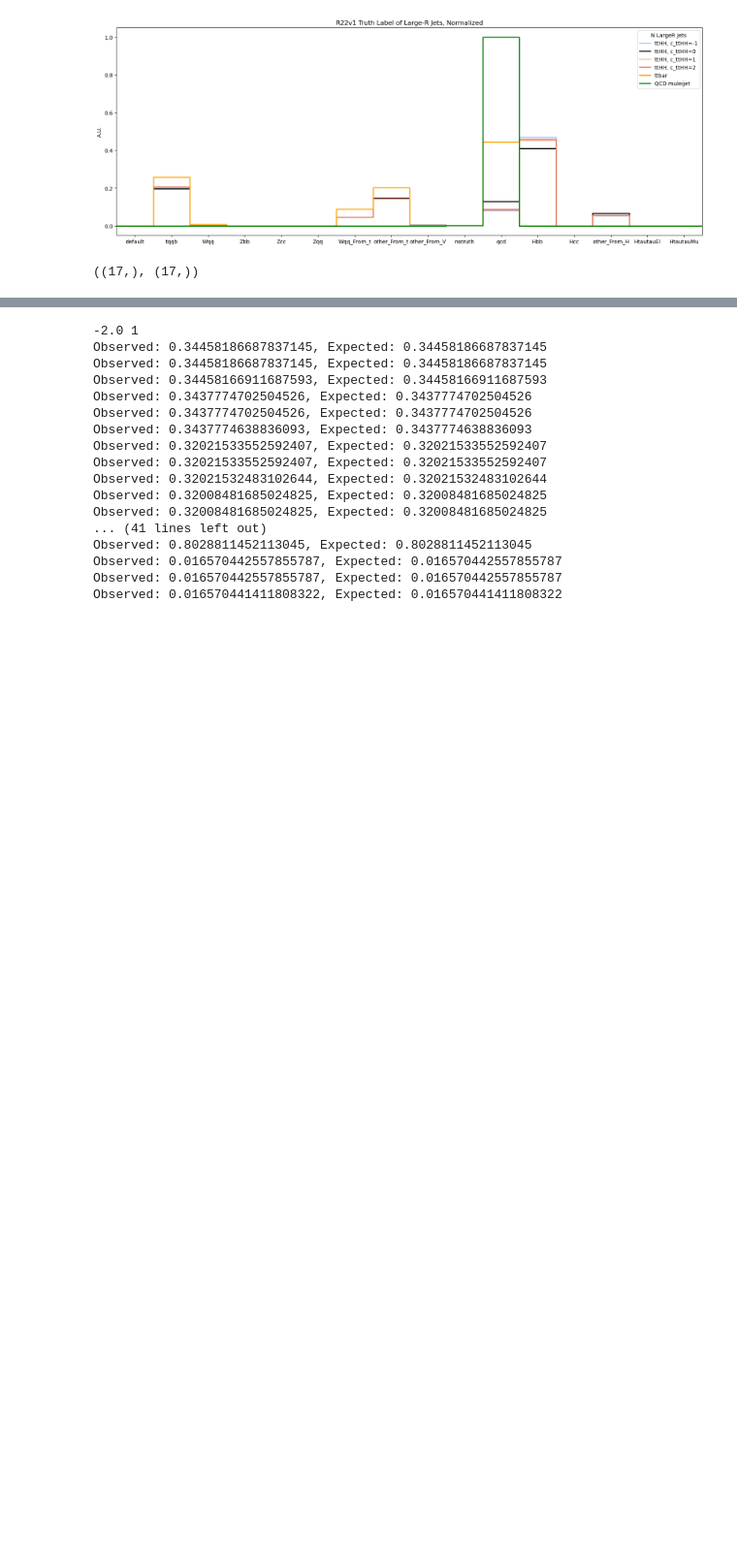
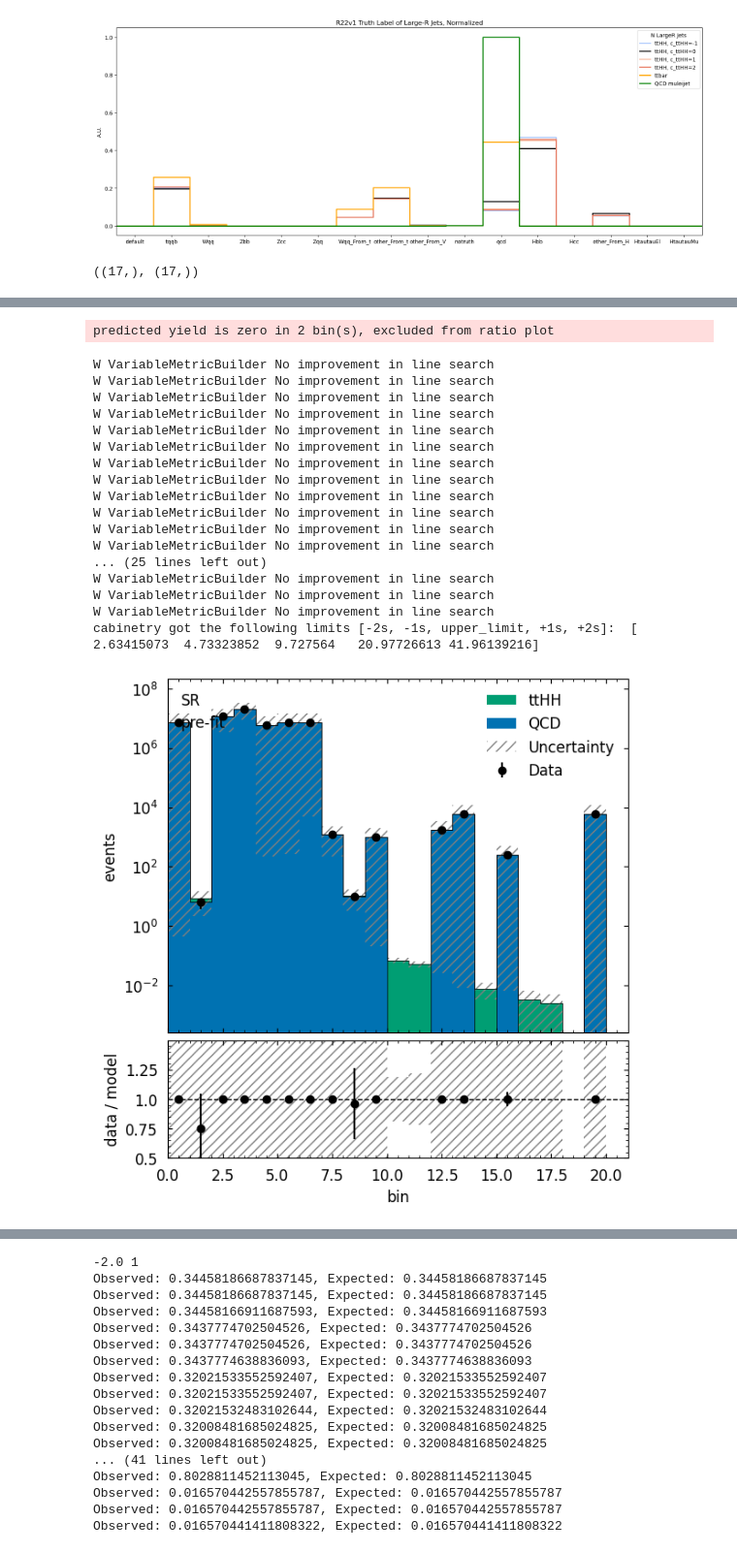
Before and after one commit to havarhian/AnalysisNotebook, a Jupyter notebook: AnalysisNotebook (1).ipynb, the cells around one changed output, grey strips where cells are left out. Shown at 97% size. Drawn from its saved outputs; the diff is of its cells as text; code cells hidden in the pictures; blank space fills up the shorter version.

Commit message:
Cabinetry SM upper limit functionality added

```diff
--- a/AnalysisNotebook (1).ipynb
+++ b/AnalysisNotebook (1).ipynb
@@ -953,0 +1021,7 @@ import pyhf
+# %%
+#### Create workspace with cabinetry
+cabinetry_config = cabinetry.configuration.load("ttHH_config.yaml")
+cabinetry.templates.collect(cabinetry_config, method="uproot")
+cabinetry.templates.postprocess(cabinetry_config)
+ws = cabinetry.workspace.build(cabinetry_config)
+cabinetry.workspace.save(ws,"ttHH_cabinetry_workspace.json")
@@ -954,3 +1038,39 @@ import pyhf
+# %%
+#### Use cabinetry to get upper limits
+model, data = cabinetry.model_utils.model_and_data(ws)
+model_pred = cabinetry.model_utils.prediction(model)
+cabinetry.visualize.data_mc(
+    model_pred, data, config=cabinetry_config, figure_folder="results/templates/"
+)
+limit_results = cabinetry.fit.limit(model, data)
+cabinetry.visualize.limit(
+    limit_results,
+    figure_folder=os.path.join("results", "ttHH_limit"),
+)
+print(
+    "cabinetry got the following limits [-2s, -1s, upper_limit, +1s, +2s]: ",
+    limit_results.expected_limit,
+)
+# %% [output]
+predicted yield is zero in 2 bin(s), excluded from ratio plot
+W VariableMetricBuilder No improvement in line search
+W VariableMetricBuilder No improvement in line search
+W VariableMetricBuilder No improvement in line search
+W VariableMetricBuilder No improvement in line search
+W VariableMetricBuilder No improvement in line search
+W VariableMetricBuilder No improvement in line search
+W VariableMetricBuilder No improvement in line search
+W VariableMetricBuilder No improvement in line search
+W VariableMetricBuilder No improvement in line search
+W VariableMetricBuilder No improvement in line search
+W VariableMetricBuilder No improvement in line search
+W VariableMetricBuilder No improvement in line search
+... (25 lines left out)
+W VariableMetricBuilder No improvement in line search
+W VariableMetricBuilder No improvement in line search
+W VariableMetricBuilder No improvement in line search
+cabinetry got the following limits [-2s, -1s, upper_limit, +1s, +2s]:  [ 2.63415073  4.73323852  9.727564   20.97726613 41.96139216]
+[figure, added]
 # %%
 # ws = {'channels':[],"version":"1.0.0"}
 
```
Also changed, not shown: parts of 14 cells of this notebook, 1 other file.
